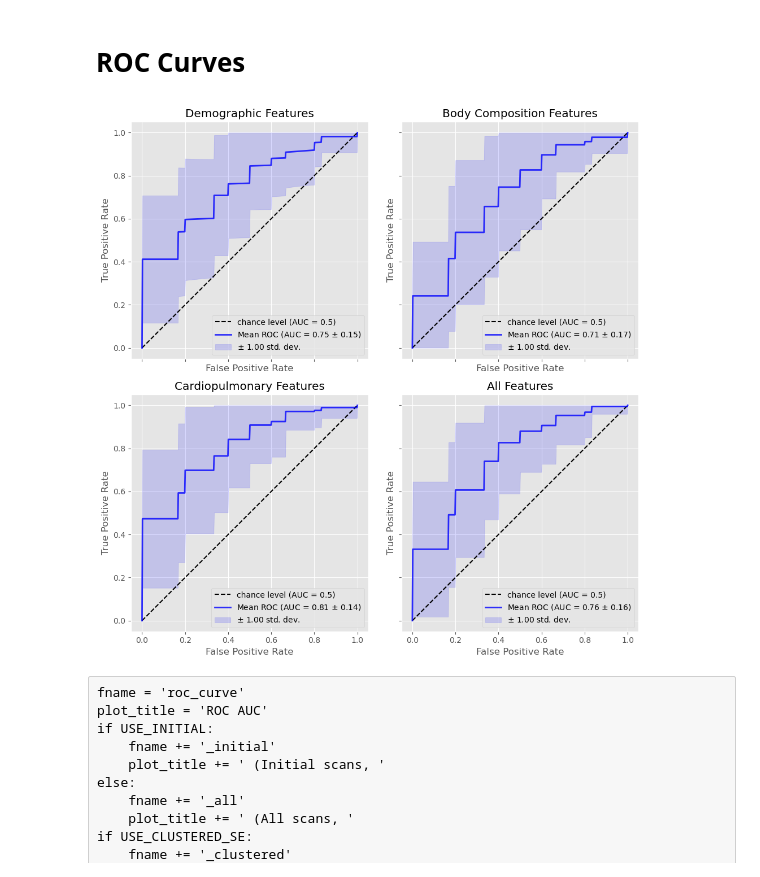
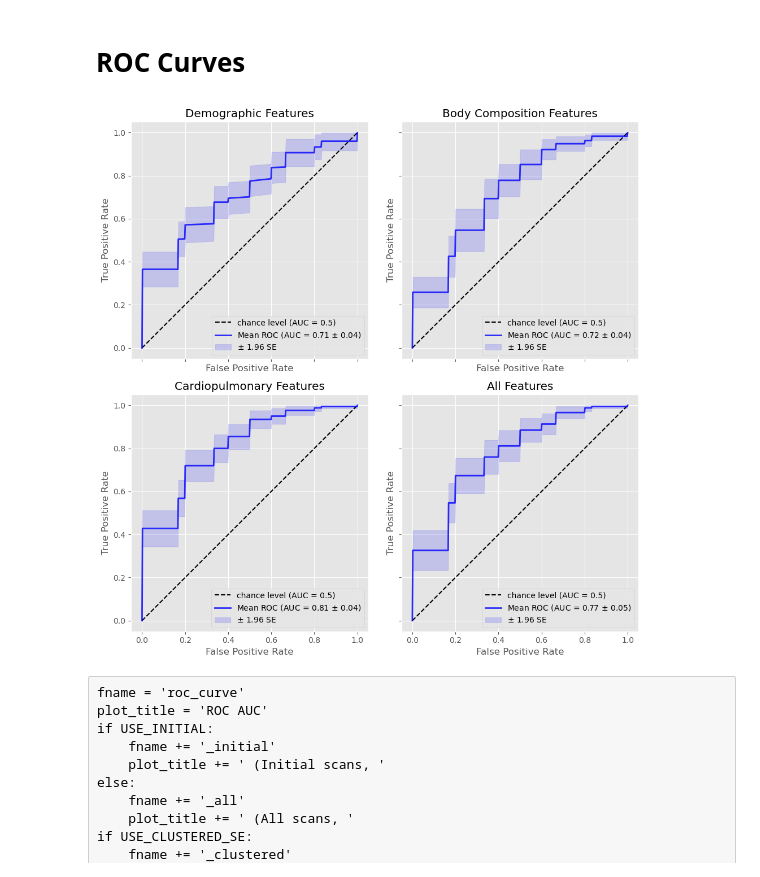
Before and after one commit to qaust/iCPET, a Jupyter notebook: src/logit.ipynb, the cells around one changed output. Saved outputs shown, nothing was run; the diff lists cells and outputs as text; code cells hidden in the pictures.

```diff
--- a/src/logit.ipynb
+++ b/src/logit.ipynb
@@ -197,7 +197,7 @@ def fit_model(X, y):
     """Fit statsmodels OLS model with robust SEs and sklearn OLS model."""
 
     # Fit statsmodels
-    model_sm = sm.GLM(y, X, family=sm.families.Binomial())
+    model_sm = sm.GLM(y, sm.add_constant(X), family=sm.families.Binomial())
     if USE_CLUSTERED_SE:
         model_sm = model_sm.fit(cov_type='cluster', cov_kwds={'groups': pe_numbers})
     else:
@@ -206,7 +206,7 @@ def fit_model(X, y):
     # Fit sklearn
     model_sk = LogisticRegression(
         random_state=SEED,
-        fit_intercept=False,
+        fit_intercept=True,
         max_iter=5_000,
         penalty=None,
         solver='lbfgs',
@@ -240,7 +240,7 @@ def store_model_results(model_sm, model_sk, X, y):
     model_results = pd.DataFrame(
         {
             'y': y.name,
-            'model_dfn': [tuple(X.columns.values)],
+            'model_dfn': [('const',) + tuple(X.columns.values)],
             'nobs': model_sm.nobs,
             'shapiro_resid_pvalue': np.nan,
             'metric_train': model_sk.score(X, y),
@@ -482,16 +453,15 @@ for i, ax in enumerate(axs.flatten()):
     y_temp = y.copy().reset_index(drop=True)
 
     # cv = StratifiedKFold(n_splits=CV_FOLDS)
-    cv = RepeatedStratifiedKFold(n_splits=CV_FOLDS, n_repeats=10, random_state=SEED)
+    cv =CUSTOM_CV
     classifier = LogisticRegression(
             random_state=SEED,
-            fit_intercept=False,
+            fit_intercept=True,
             max_iter=10_000,
             penalty=None,
             solver='newton-cg',
     )
 
-    fprs = []
     tprs = []
     aucs = []
     mean_fpr = np.linspace(0, 1, 500)
@@ -510,52 +480,51 @@ for i, ax in enumerate(axs.flatten()):
 
     ax.plot([0, 1], [0, 1], "k--", label="chance level (AUC = 0.5)")
 
-    # mean_tpr = np.mean(tprs, axis=0)
-    # mean_tpr[-1] = 1.0
-    # mean_auc = auc(mean_fpr, mean_tpr)
     mean_tpr = np.mean(tprs, axis=0)
     mean_tpr[0] = 0.0
     mean_tpr[-1] = 1.0
     mean_auc = auc(mean_fpr, mean_tpr)
-    std_auc = np.std(aucs)
+    std_error_auc = np.std(aucs) / np.sqrt(len(aucs))
+
+    n_std_error = 1.96
 
     ax.plot(
         mean_fpr,
         mean_tpr,
         color="b",
-        label=f"Mean ROC (AUC = {mean_auc:.2f} $\pm$ {std_auc:.2f})",
+        label=f"Mean ROC (AUC = {mean_auc:.2f} $\pm$ {n_std_error * std_error_auc:.2f})",
         lw=2,
         alpha=0.8,
     )
 
-    std_tpr = np.std(tprs, axis=0)
-    n_std = 1.0
-    tprs_upper = np.minimum(mean_tpr + n_std * std_tpr, 1)
-    tprs_lower = np.maximum(mean_tpr - n_std * std_tpr, 0)
+    std_error_tpr = np.std(tprs, axis=0) / np.sqrt(len(tprs))
+
+    tprs_upper = np.minimum(mean_tpr + n_std_error * std_error_tpr, 1)
+    tprs_lower = np.maximum(mean_tpr - n_std_error * std_error_tpr, 0)
     ax.fill_between(
         mean_fpr,
         tprs_lower,
         tprs_upper,
         color="b",
         alpha=0.15,
-        label=f"$\pm$ {n_std:.2f} std. dev.",
+        label=f"$\pm$ {n_std_error:.2f} SE",
     )
 
     ax.set(
         xlim=[-0.05, 1.05],
         ylim=[-0.05, 1.05],
         xlabel="False Positive Rate",
         ylabel="True Positive Rate",
         title=titles[i],
     )
     ax.axis("square")
     ax.legend(loc="lower right", fontsize=10)
 
 plt.tight_layout()
 
 plt.savefig('../figures/roc_curves.png')
 # %% [output]
-[figure, old version]
+[figure, new version]
 # %% [raw]
 fname = 'roc_curve'
 plot_title = 'ROC AUC'
```
Also changed, not shown: parts of 5 cells of this notebook, 3 other files.
